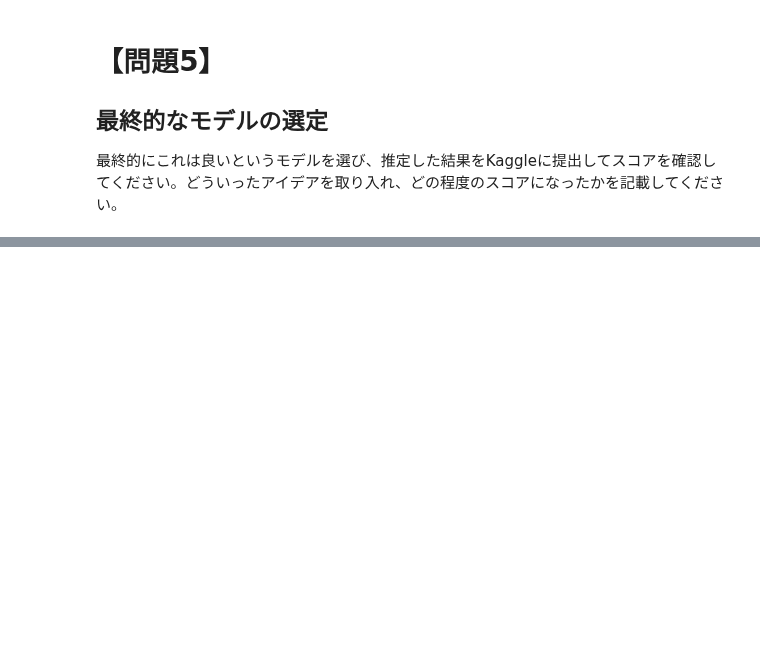
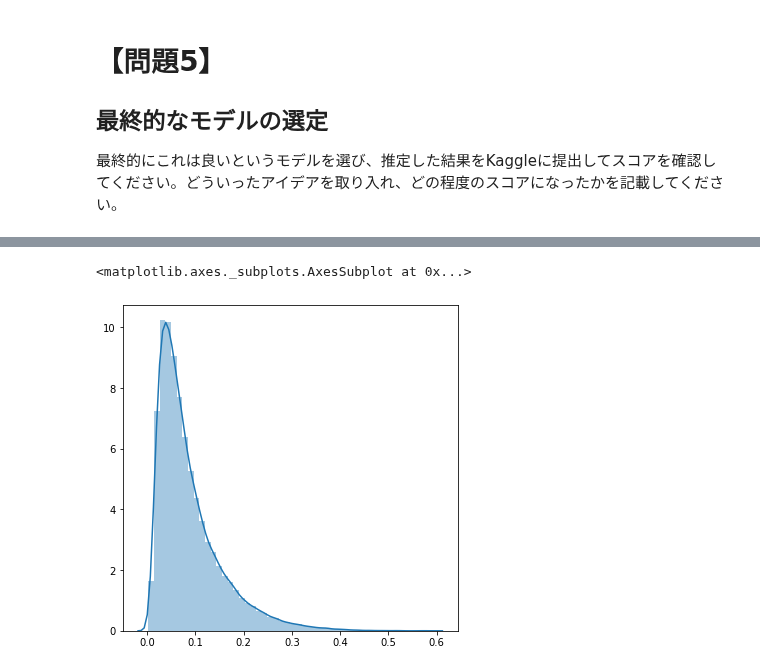
Before and after one commit to taiki-nakaso/diveintocode-ml, a Jupyter notebook: src/sprint/sprint1/session1.ipynb, the cells around one changed output, grey strips where cells are left out. Cells and saved outputs as stored; diff of their text form; code cells hidden in the pictures; blank space fills up the shorter version.

```diff
--- a/src/sprint/sprint1/session1.ipynb
+++ b/src/sprint/sprint1/session1.ipynb
@@ -465,0 +753,6 @@ True
+# %%
+# バリデーションセットの予測結果の分布を見る
+sns.distplot(y5_valid_pred)
+# %% [output]
+<matplotlib.axes._subplots.AxesSubplot at 0x...>
+[figure, added]
```
Also changed, not shown: parts of 14 cells of this notebook, 1 other file.
